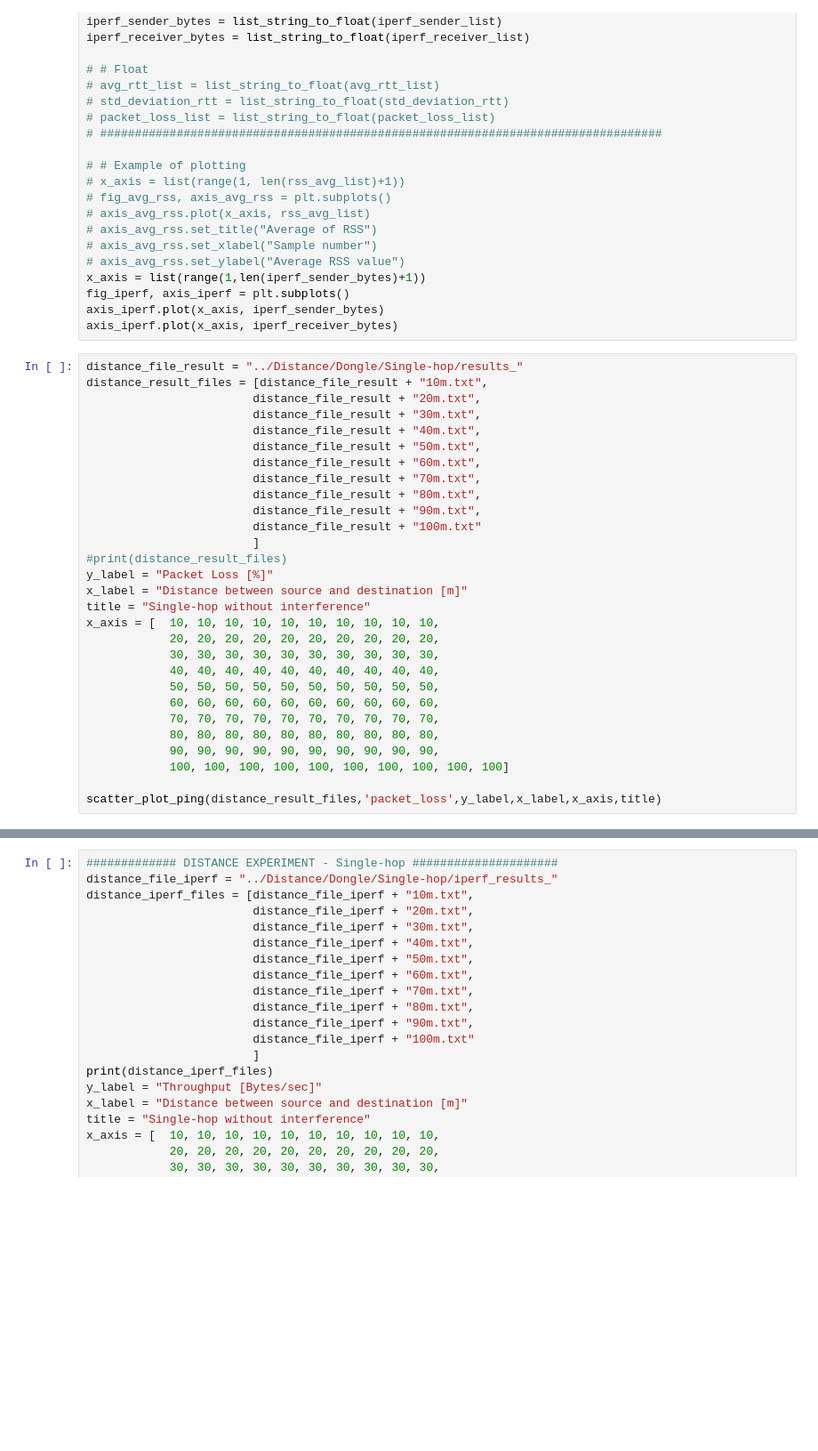
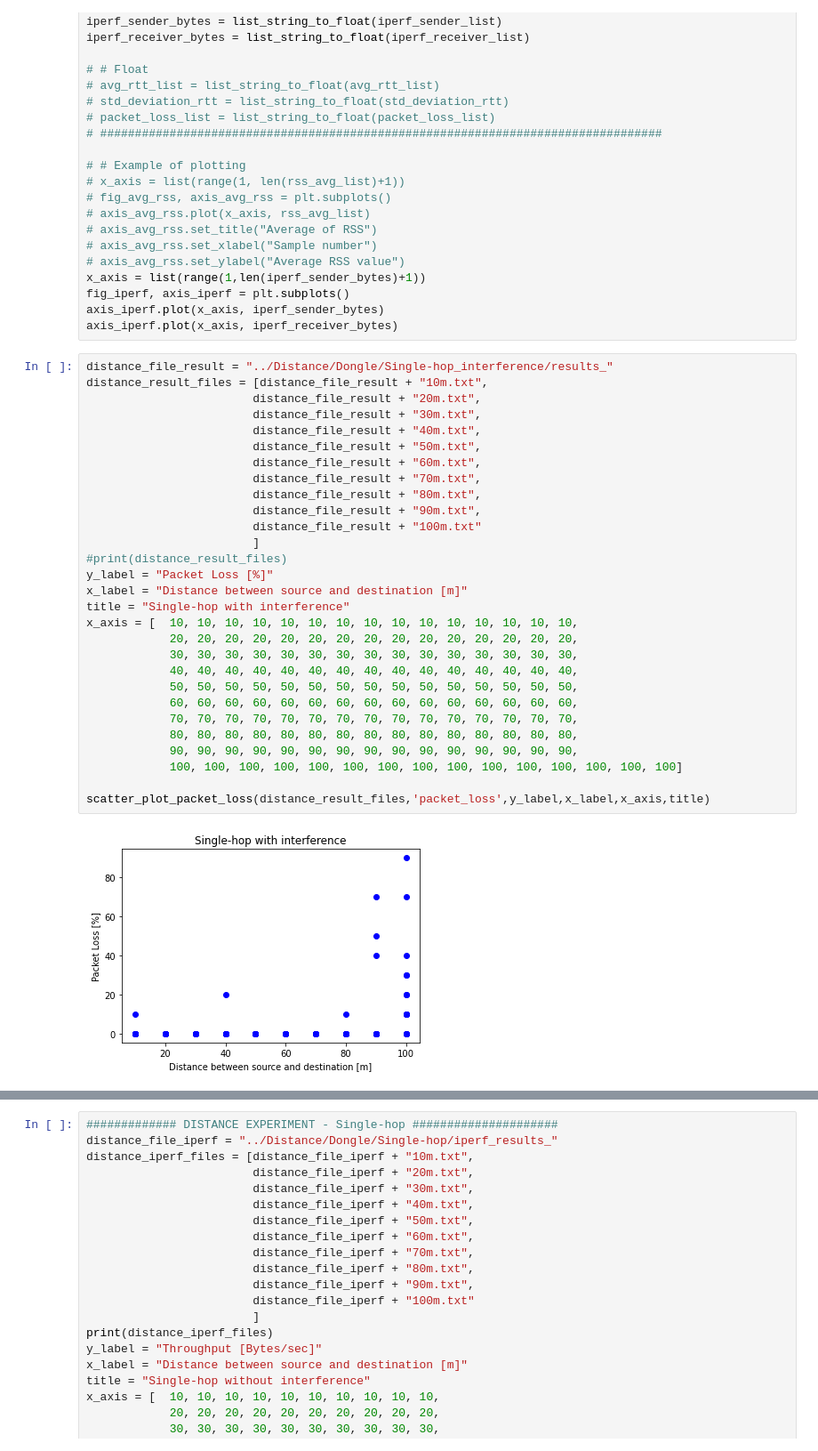
Before and after one commit to k00ziex/MastersThesis_FANETs_Fall_2022, a Jupyter notebook: Data_processing/Data_Visualization.ipynb, the cells around one changed output, grey strips where cells are left out. Shown: that part at 89% size. Drawn from its saved outputs; the diff is of its cells as text; blank space fills up the shorter version.

```diff
--- a/Data_processing/Data_Visualization.ipynb
+++ b/Data_processing/Data_Visualization.ipynb
@@ -432,31 +464,33 @@ fig_iperf, axis_iperf = plt.subplots()
 axis_iperf.plot(x_axis, iperf_sender_bytes)
 axis_iperf.plot(x_axis, iperf_receiver_bytes)
 # %%
-distance_file_result = "../Distance/Dongle/Single-hop/results_"
+distance_file_result = "../Distance/Dongle/Single-hop_interference/results_"
 distance_result_files = [distance_file_result + "10m.txt",
                         distance_file_result + "20m.txt",
                         distance_file_result + "30m.txt",
                         distance_file_result + "40m.txt",
                         distance_file_result + "50m.txt",
                         distance_file_result + "60m.txt",
                         distance_file_result + "70m.txt",
                         distance_file_result + "80m.txt",
                         distance_file_result + "90m.txt",
                         distance_file_result + "100m.txt"
                         ]
 #print(distance_result_files)
 y_label = "Packet Loss [%]"
 x_label = "Distance between source and destination [m]"
-title = "Single-hop without interference"
-x_axis = [  10, 10, 10, 10, 10, 10, 10, 10, 10, 10,
-            20, 20, 20, 20, 20, 20, 20, 20, 20, 20,
-            30, 30, 30, 30, 30, 30, 30, 30, 30, 30,
-            40, 40, 40, 40, 40, 40, 40, 40, 40, 40,
-            50, 50, 50, 50, 50, 50, 50, 50, 50, 50,
-            60, 60, 60, 60, 60, 60, 60, 60, 60, 60,
-            70, 70, 70, 70, 70, 70, 70, 70, 70, 70,
-            80, 80, 80, 80, 80, 80, 80, 80, 80, 80,
-            90, 90, 90, 90, 90, 90, 90, 90, 90, 90,
-            100, 100, 100, 100, 100, 100, 100, 100, 100, 100]
+title = "Single-hop with interference"
+x_axis = [  10, 10, 10, 10, 10, 10, 10, 10, 10, 10, 10, 10, 10, 10, 10,
+            20, 20, 20, 20, 20, 20, 20, 20, 20, 20, 20, 20, 20, 20, 20,
+            30, 30, 30, 30, 30, 30, 30, 30, 30, 30, 30, 30, 30, 30, 30,
+            40, 40, 40, 40, 40, 40, 40, 40, 40, 40, 40, 40, 40, 40, 40,
+            50, 50, 50, 50, 50, 50, 50, 50, 50, 50, 50, 50, 50, 50, 50,
+            60, 60, 60, 60, 60, 60, 60, 60, 60, 60, 60, 60, 60, 60, 60,
+            70, 70, 70, 70, 70, 70, 70, 70, 70, 70, 70, 70, 70, 70, 70,
+            80, 80, 80, 80, 80, 80, 80, 80, 80, 80, 80, 80, 80, 80, 80,
+            90, 90, 90, 90, 90, 90, 90, 90, 90, 90, 90, 90, 90, 90, 90,
+            100, 100, 100, 100, 100, 100, 100, 100, 100, 100, 100, 100, 100, 100, 100]
 
-scatter_plot_ping(distance_result_files,'packet_loss',y_label,x_label,x_axis,title)
+scatter_plot_packet_loss(distance_result_files,'packet_loss',y_label,x_label,x_axis,title)
+# %% [output]
+[figure, added]
```
Also changed, not shown: parts of 6 cells of this notebook.
